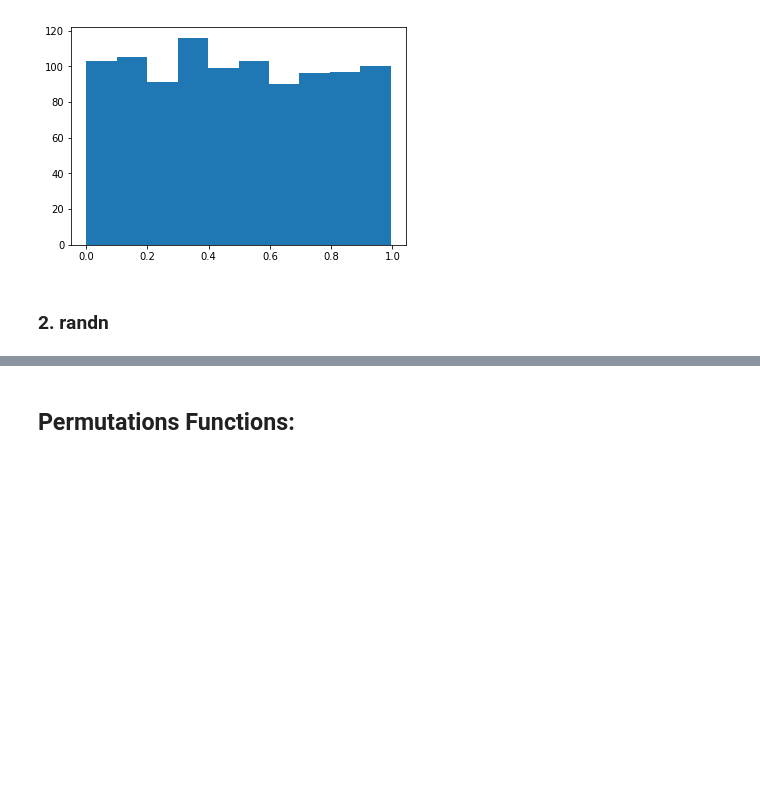
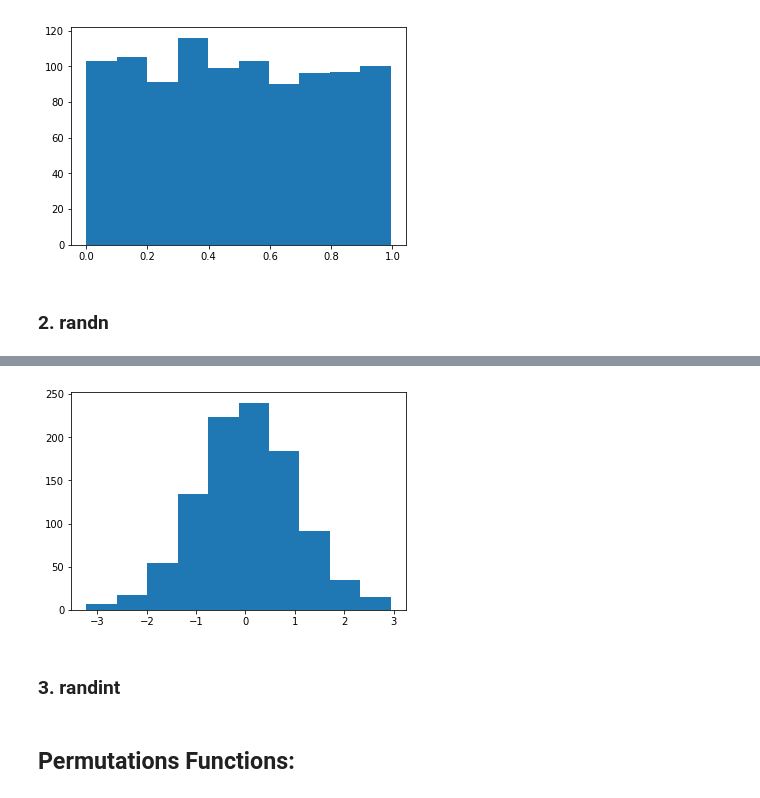
Before and after one commit to JulianConneely/Programming-for-Data-Analysis-Practical-Assignment, a Jupyter notebook: Numpy.Random package Analysis.ipynb, the cells around one changed output, grey strips where cells are left out. Cells and saved outputs as stored; diff of their text form; code cells hidden in the pictures; blank space fills up the shorter version.

Commit message:
randint

```diff
--- a/Numpy.Random package Analysis.ipynb
+++ b/Numpy.Random package Analysis.ipynb
@@ -84,3 +111,15 @@ plt.show()
+# %%
+%matplotlib inline
+import matplotlib.pyplot as plt
+x = np.random.randn(1000)
+
+plt.hist (x)
+
+plt.show()
+# %% [output]
+[figure, added]
+# %% [markdown]
+### 3. randint
 # %% [markdown]
 ## Permutations Functions:
 # %% [markdown]
```
Also changed, not shown: parts of 7 cells of this notebook.
